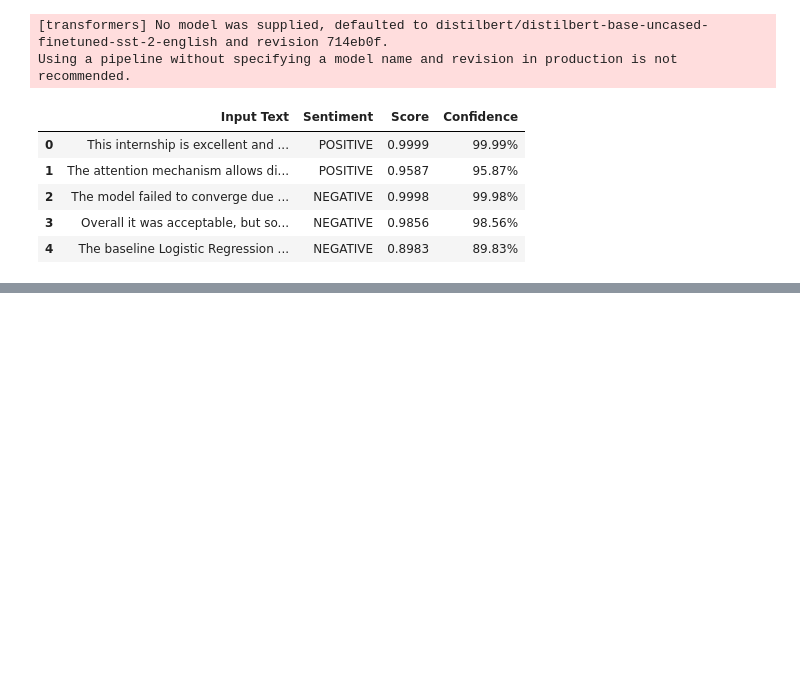
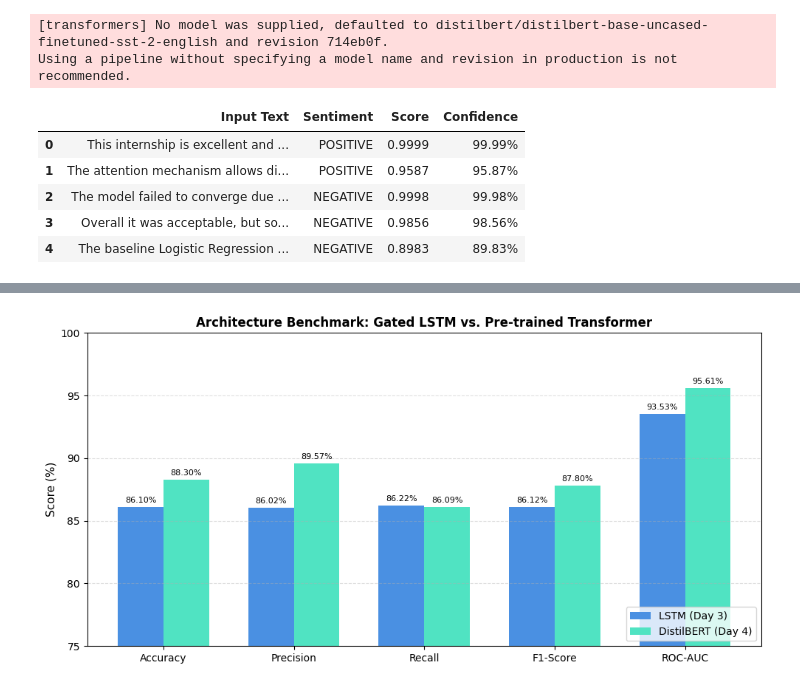
Before and after one commit to Amr-Sheqwara/AI_ML_Internship, a Jupyter notebook: Week_7/Day_4/Task.ipynb, the cells around one changed output, grey strips where cells are left out. Drawn from its saved outputs; the diff is of its cells as text; code cells hidden in the pictures; blank space fills up the shorter version.

```diff
--- a/Week_7/Day_4/Task.ipynb
+++ b/Week_7/Day_4/Task.ipynb
@@ -95,0 +144,88 @@ Using a pipeline without specifying a model name and revision in production is n
+# %%
+import numpy as np
+import pandas as pd
+import matplotlib.pyplot as plt
+from IPython.display import display
+from sklearn.metrics import accuracy_score, precision_score, recall_score, f1_score, roc_auc_score, log_loss
+
+# 1. Compute Transformer metrics dynamically from evaluated arrays in memory
+tf_params = sum(p.numel() for p in classifier_imdb.model.parameters())
+tf_loss = round(log_loss(y_true, y_prob), 4)
+tf_acc = round(accuracy_score(y_true, y_pred) * 100, 2)
+tf_prec = round(precision_score(y_true, y_pred) * 100, 2)
+tf_rec = round(recall_score(y_true, y_pred) * 100, 2)
+tf_f1 = round(f1_score(y_true, y_pred) * 100, 2)
+tf_auc = round(roc_auc_score(y_true, y_prob) * 100, 2)
+
+# 2. Symmetrical Comparison DataFrame (LSTM from Day 3 vs. Evaluated Transformer)
+comparison_data = {
+    "Architecture": [
+        "Long Short-Term Memory (LSTM)",
+        "Pre-trained Transformer (DistilBERT)"
+    ],
+    "Order-Aware": ["Yes", "Yes"],
+    "Gated Memory Cells": ["Yes", "No"],
+    "Trainable Parameters": [
+        2611521,
+        tf_params
+    ],
+    "Test Loss": [
+        0.3262,
+        tf_loss
+    ],
+    "Test Accuracy (%)": [
+        86.10,
+        tf_acc
+    ],
+    "Precision (%)": [
+        86.02,
+        tf_prec
+    ],
+    "Recall (%)": [
+        86.22,
+        tf_rec
+    ],
+    "F1-Score (%)": [
+        86.12,
+        tf_f1
+    ],
+    "ROC-AUC (%)": [
+        93.53,
+        tf_auc
+    ]
+}
+
+df_comparison = pd.DataFrame(comparison_data)
+display(df_comparison)
+
+# 3. Dynamic Side-by-Side Bar Chart
+metrics = ["Accuracy", "Precision", "Recall", "F1-Score", "ROC-AUC"]
+lstm_values = [86.10, 86.02, 86.22, 86.12, 93.53]
+tf_values = [tf_acc, tf_prec, tf_rec, tf_f1, tf_auc]
+
+x = np.arange(len(metrics))
+width = 0.35
+
+fig, ax = plt.subplots(figsize=(10, 5))
+rects1 = ax.bar(x - width/2, lstm_values, width, label="LSTM (Day 3)", color="#4A90E2")
+rects2 = ax.bar(x + width/2, tf_values, width, label="DistilBERT (Day 4)", color="#50E3C2")
+
+ax.set_ylabel("Score (%)", fontsize=11)
+ax.set_title("Architecture Benchmark: Gated LSTM vs. Pre-trained Transformer", fontsize=12, fontweight="bold")
+ax.set_xticks(x)
+ax.set_xticklabels(metrics, fontsize=10)
+ax.set_ylim(75, 100)
+ax.legend(loc="lower right")
+ax.grid(axis="y", linestyle="--", alpha=0.4)
+
+for rect in rects1 + rects2:
+    h = rect.get_height()
+    ax.annotate(f"{h:.2f}%",
+                xy=(rect.get_x() + rect.get_width() / 2, h),
+                xytext=(0, 3),
+                textcoords="offset points",
+                ha="center", va="bottom", fontsize=8)
+
+plt.tight_layout()
+plt.show()
+# %% [output]
@@ -96 +235,2 @@ Using a pipeline without specifying a model name and revision in production is n
+[figure, added]
 # %% [markdown]
```
Also changed, not shown: parts of 4 cells of this notebook, 1 other file.
